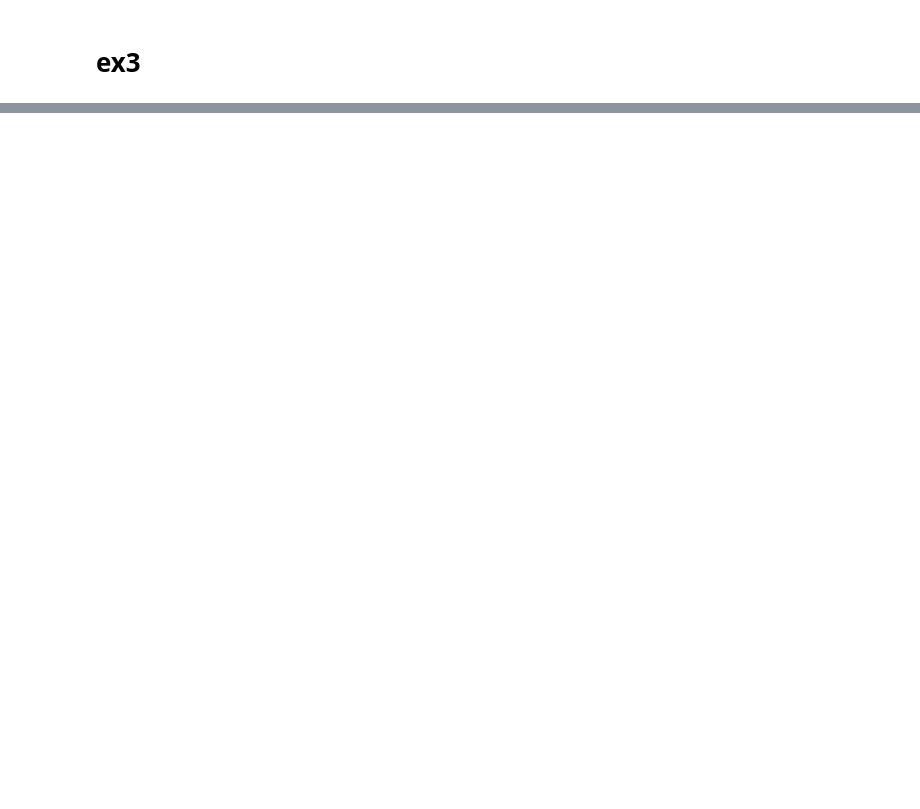
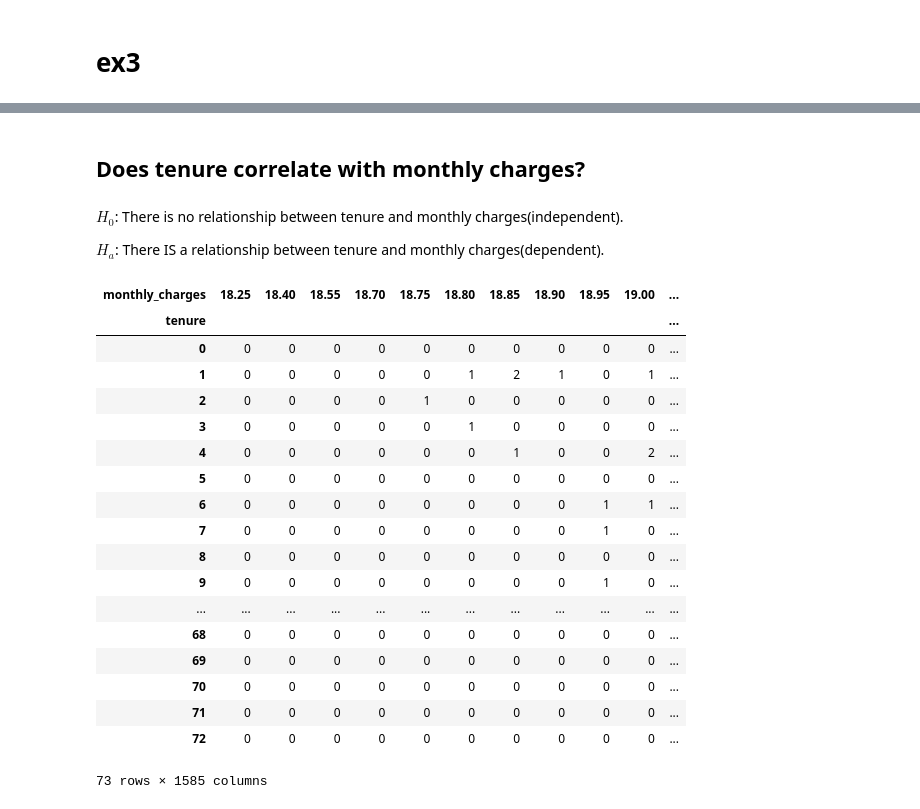
Before and after one commit to angel-quintana/statistics-exercises, a Jupyter notebook: hypothesis_testing.ipynb, the cells around one changed output, grey strips where cells are left out. Cells and saved outputs as stored; diff of their text form; code cells hidden in the pictures; blank space fills up the shorter version.

```diff
--- a/hypothesis_testing.ipynb
+++ b/hypothesis_testing.ipynb
@@ -156,0 +297,29 @@ ModuleNotFoundError: No module named 'env'
+# %% [markdown]
+## Does tenure correlate with monthly charges?
+# %% [markdown]
+$H_0$: There is no relationship between tenure and monthly charges(independent).
+
+$H_a$: There IS a relationship between tenure and monthly charges(dependent).
+# %%
+observed_telco = pd.crosstab(df_telco.tenure, df_telco.monthly_charges)
+observed_telco
+# %% [output]
+| monthly_charges | 18.25 | 18.40 | 18.55 | 18.70 | 18.75 | 18.80 | 18.85 | 18.90 | 18.95 | 19.00 | ... |
+| tenure |  |  |  |  |  |  |  |  |  |  | ... |
+| 0 | 0 | 0 | 0 | 0 | 0 | 0 | 0 | 0 | 0 | 0 | ... |
+| 1 | 0 | 0 | 0 | 0 | 0 | 1 | 2 | 1 | 0 | 1 | ... |
+| 2 | 0 | 0 | 0 | 0 | 1 | 0 | 0 | 0 | 0 | 0 | ... |
+| 3 | 0 | 0 | 0 | 0 | 0 | 1 | 0 | 0 | 0 | 0 | ... |
+| 4 | 0 | 0 | 0 | 0 | 0 | 0 | 1 | 0 | 0 | 2 | ... |
+| 5 | 0 | 0 | 0 | 0 | 0 | 0 | 0 | 0 | 0 | 0 | ... |
+| 6 | 0 | 0 | 0 | 0 | 0 | 0 | 0 | 0 | 1 | 1 | ... |
+| 7 | 0 | 0 | 0 | 0 | 0 | 0 | 0 | 0 | 1 | 0 | ... |
+| 8 | 0 | 0 | 0 | 0 | 0 | 0 | 0 | 0 | 0 | 0 | ... |
+| 9 | 0 | 0 | 0 | 0 | 0 | 0 | 0 | 0 | 1 | 0 | ... |
+| ... | ... | ... | ... | ... | ... | ... | ... | ... | ... | ... | ... |
+| 68 | 0 | 0 | 0 | 0 | 0 | 0 | 0 | 0 | 0 | 0 | ... |
+| 69 | 0 | 0 | 0 | 0 | 0 | 0 | 0 | 0 | 0 | 0 | ... |
+| 70 | 0 | 0 | 0 | 0 | 0 | 0 | 0 | 0 | 0 | 0 | ... |
+| 71 | 0 | 0 | 0 | 0 | 0 | 0 | 0 | 0 | 0 | 0 | ... |
+| 72 | 0 | 0 | 0 | 0 | 0 | 0 | 0 | 0 | 0 | 0 | ... |
+73 rows × 1585 columns
```
Also changed, not shown: parts of 87 cells of this notebook, 4 other files.
